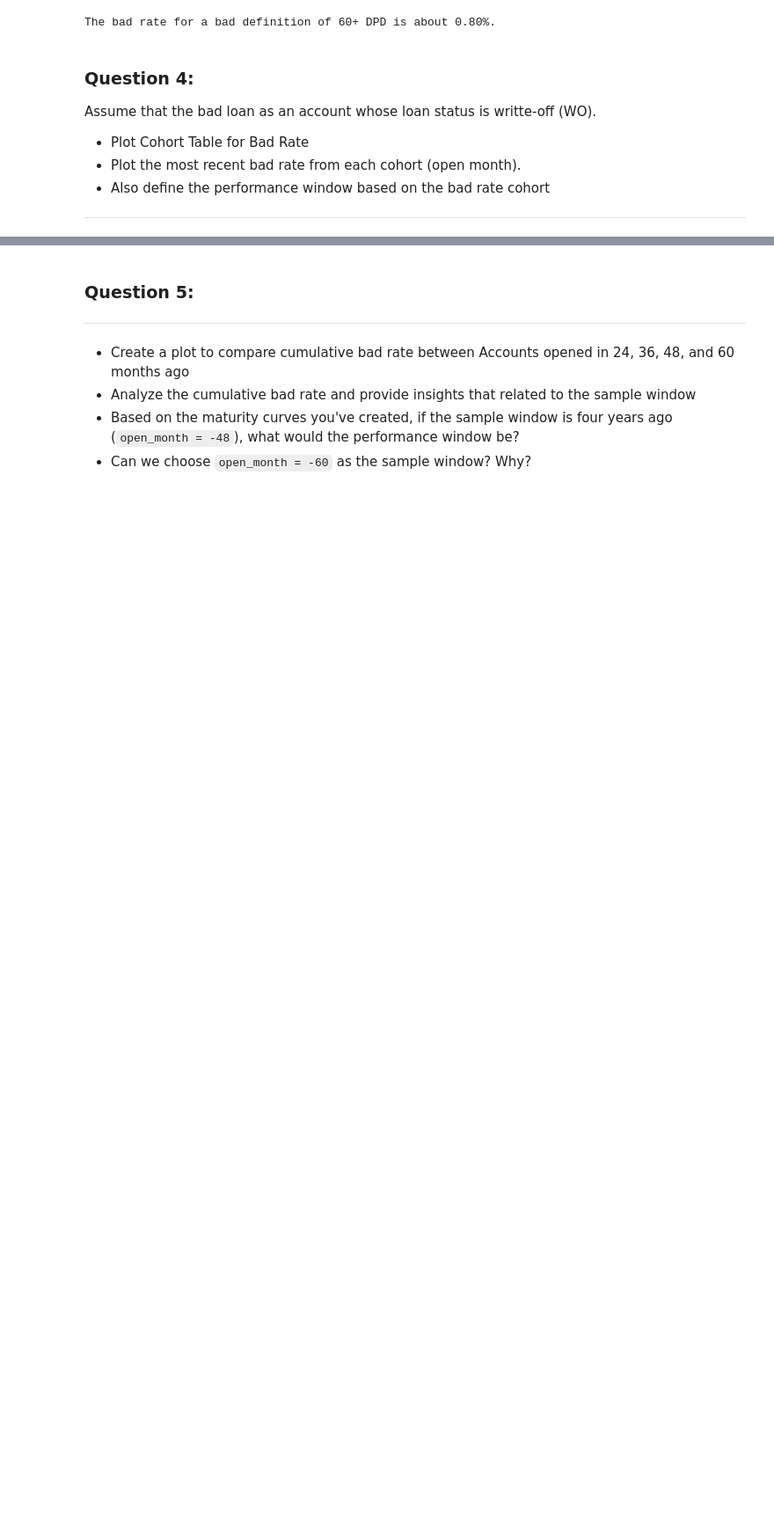
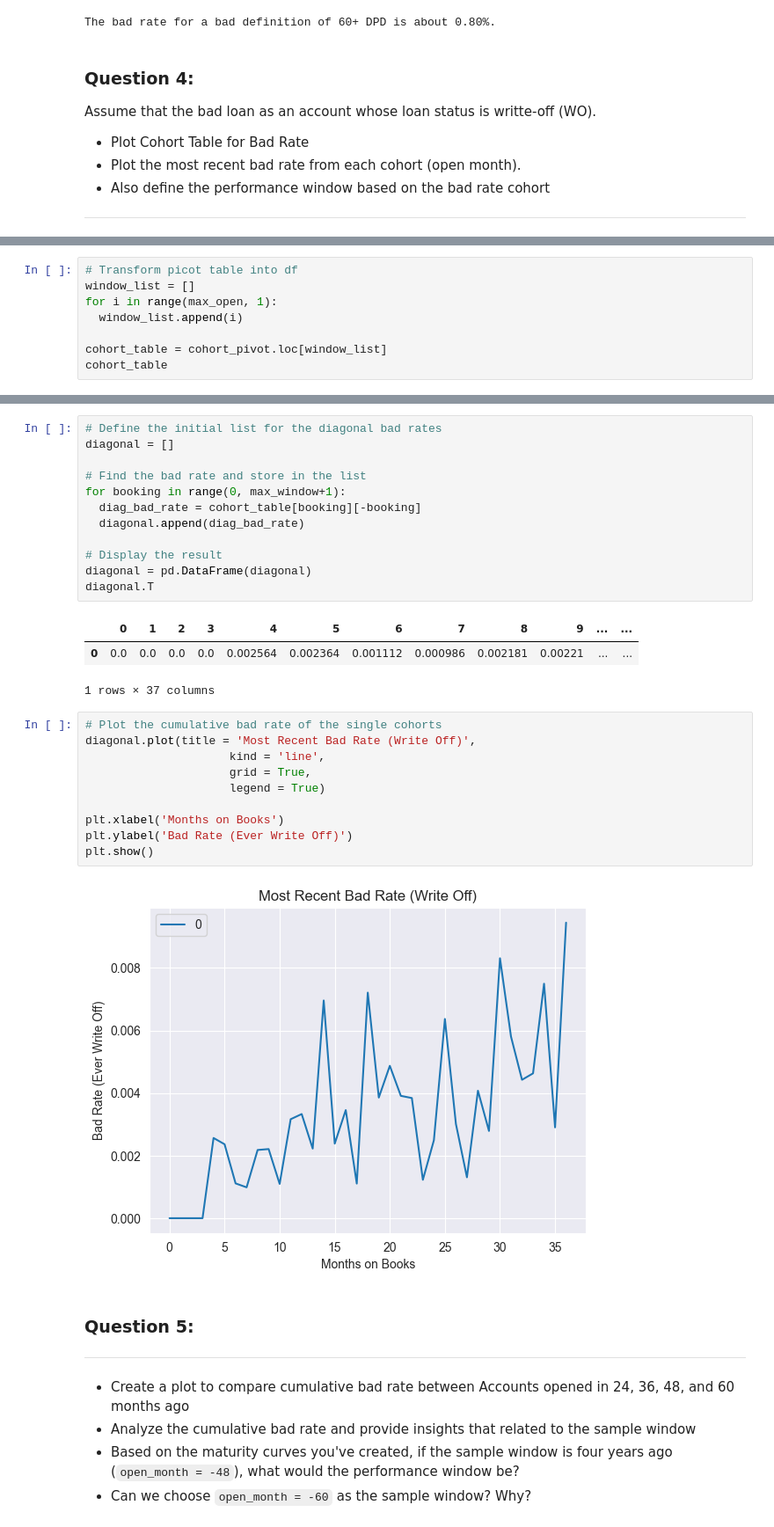
Before and after one commit to rudimuliawan/credit-scoring-analytics, a Jupyter notebook: mentoring/question_mentoring1.ipynb, the cells around one changed output, grey strips where cells are left out. Shown at 88% size. Cells and saved outputs as stored; diff of their text form; blank space fills up the shorter version.

```diff
--- a/mentoring/question_mentoring1.ipynb
+++ b/mentoring/question_mentoring1.ipynb
@@ -305,0 +664,8 @@ performance_pivot2
+# %%
+# Transform picot table into df
+window_list = []
+for i in range(max_open, 1):
+  window_list.append(i)
+
+cohort_table = cohort_pivot.loc[window_list]
+cohort_table
@@ -306,3 +692,31 @@ performance_pivot2
+# %%
+# Define the initial list for the diagonal bad rates
+diagonal = []
+
+# Find the bad rate and store in the list
+for booking in range(0, max_window+1):
+  diag_bad_rate = cohort_table[booking][-booking]
+  diagonal.append(diag_bad_rate)
+
+# Display the result
+diagonal = pd.DataFrame(diagonal)
+diagonal.T
+# %% [output]
+|  | 0 | 1 | 2 | 3 | 4 | 5 | 6 | 7 | 8 | 9 | ... | ... |
+| 0 | 0.0 | 0.0 | 0.0 | 0.0 | 0.002564 | 0.002364 | 0.001112 | 0.000986 | 0.002181 | 0.00221 | ... | ... |
+1 rows × 37 columns
+# %%
+# Plot the cumulative bad rate of the single cohorts
+diagonal.plot(title = 'Most Recent Bad Rate (Write Off)',
+                     kind = 'line',
+                     grid = True,
+                     legend = True)
+
+plt.xlabel('Months on Books')
+plt.ylabel('Bad Rate (Ever Write Off)')
+plt.show()
+# %% [output]
+[figure, added]
 # %% [markdown]
 ### **Question 5**:
 ---
```
Also changed, not shown: parts of 24 cells of this notebook.
